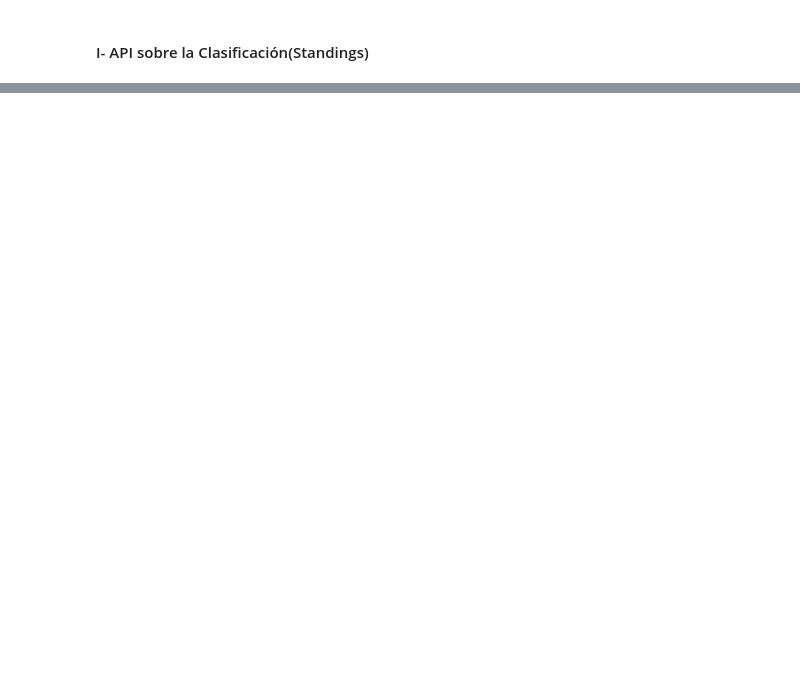
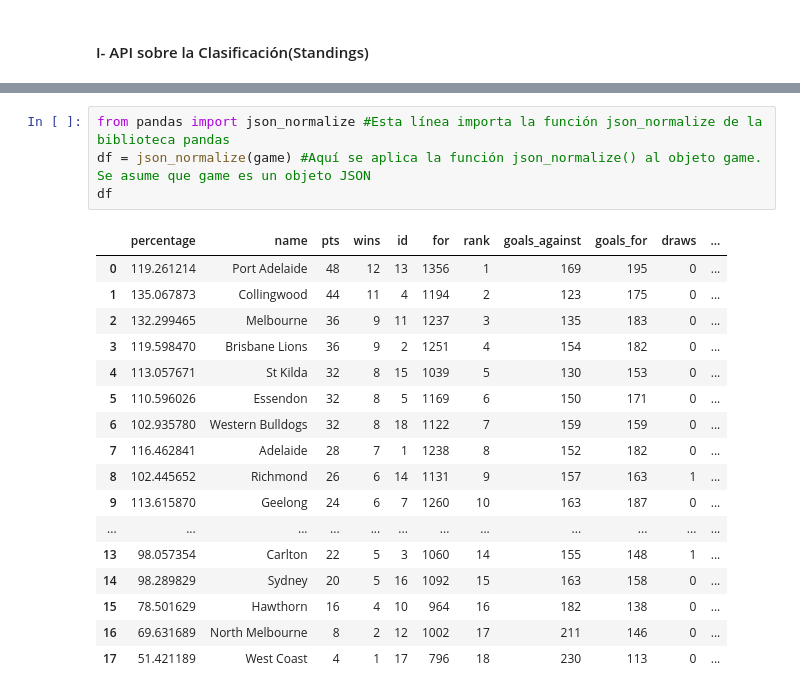
Before and after one commit to alexferjr/API, a Jupyter notebook: api.ipynb, the cells around one changed output, grey strips where cells are left out. Cells and saved outputs as stored; diff of their text form; blank space fills up the shorter version.

```diff
--- a/api.ipynb
+++ b/api.ipynb
@@ -88,0 +93,22 @@ game
+# %%
+from pandas import json_normalize #Esta línea importa la función json_normalize de la biblioteca pandas
+df = json_normalize(game) #Aquí se aplica la función json_normalize() al objeto game. Se asume que game es un objeto JSON
+df
+# %% [output]
+|  | percentage | name | pts | wins | id | for | rank | goals_against | goals_for | draws | ... |
+| 0 | 119.261214 | Port Adelaide | 48 | 12 | 13 | 1356 | 1 | 169 | 195 | 0 | ... |
+| 1 | 135.067873 | Collingwood | 44 | 11 | 4 | 1194 | 2 | 123 | 175 | 0 | ... |
+| 2 | 132.299465 | Melbourne | 36 | 9 | 11 | 1237 | 3 | 135 | 183 | 0 | ... |
+| 3 | 119.598470 | Brisbane Lions | 36 | 9 | 2 | 1251 | 4 | 154 | 182 | 0 | ... |
+| 4 | 113.057671 | St Kilda | 32 | 8 | 15 | 1039 | 5 | 130 | 153 | 0 | ... |
+| 5 | 110.596026 | Essendon | 32 | 8 | 5 | 1169 | 6 | 150 | 171 | 0 | ... |
+| 6 | 102.935780 | Western Bulldogs | 32 | 8 | 18 | 1122 | 7 | 159 | 159 | 0 | ... |
+| 7 | 116.462841 | Adelaide | 28 | 7 | 1 | 1238 | 8 | 152 | 182 | 0 | ... |
+| 8 | 102.445652 | Richmond | 26 | 6 | 14 | 1131 | 9 | 157 | 163 | 1 | ... |
+| 9 | 113.615870 | Geelong | 24 | 6 | 7 | 1260 | 10 | 163 | 187 | 0 | ... |
+| ... | ... | ... | ... | ... | ... | ... | ... | ... | ... | ... | ... |
+| 13 | 98.057354 | Carlton | 22 | 5 | 3 | 1060 | 14 | 155 | 148 | 1 | ... |
+| 14 | 98.289829 | Sydney | 20 | 5 | 16 | 1092 | 15 | 163 | 158 | 0 | ... |
+| 15 | 78.501629 | Hawthorn | 16 | 4 | 10 | 964 | 16 | 182 | 138 | 0 | ... |
+| 16 | 69.631689 | North Melbourne | 8 | 2 | 12 | 1002 | 17 | 211 | 146 | 0 | ... |
+| 17 | 51.421189 | West Coast | 4 | 1 | 17 | 796 | 18 | 230 | 113 | 0 | ... |
```
Also changed, not shown: parts of 7 cells of this notebook, 1 other file.
